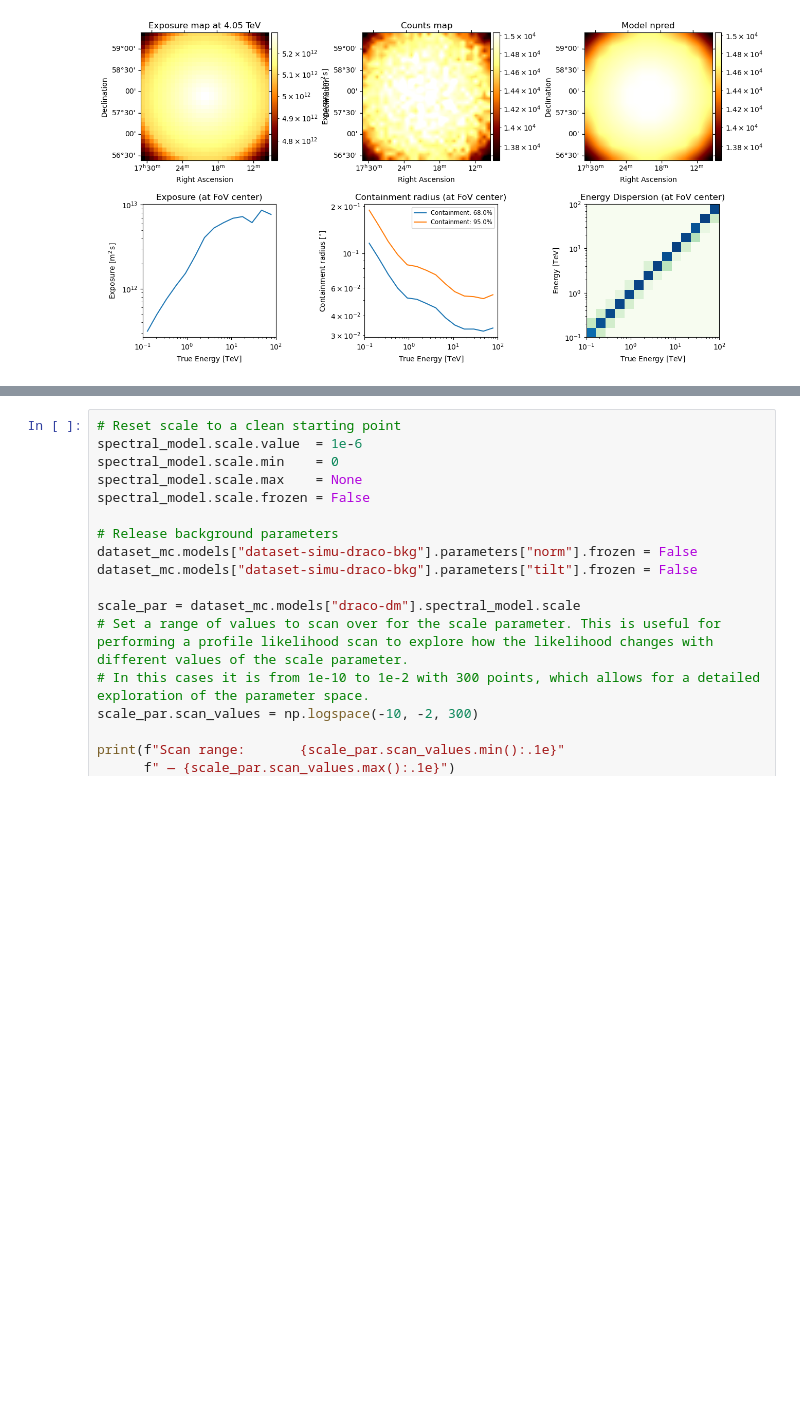
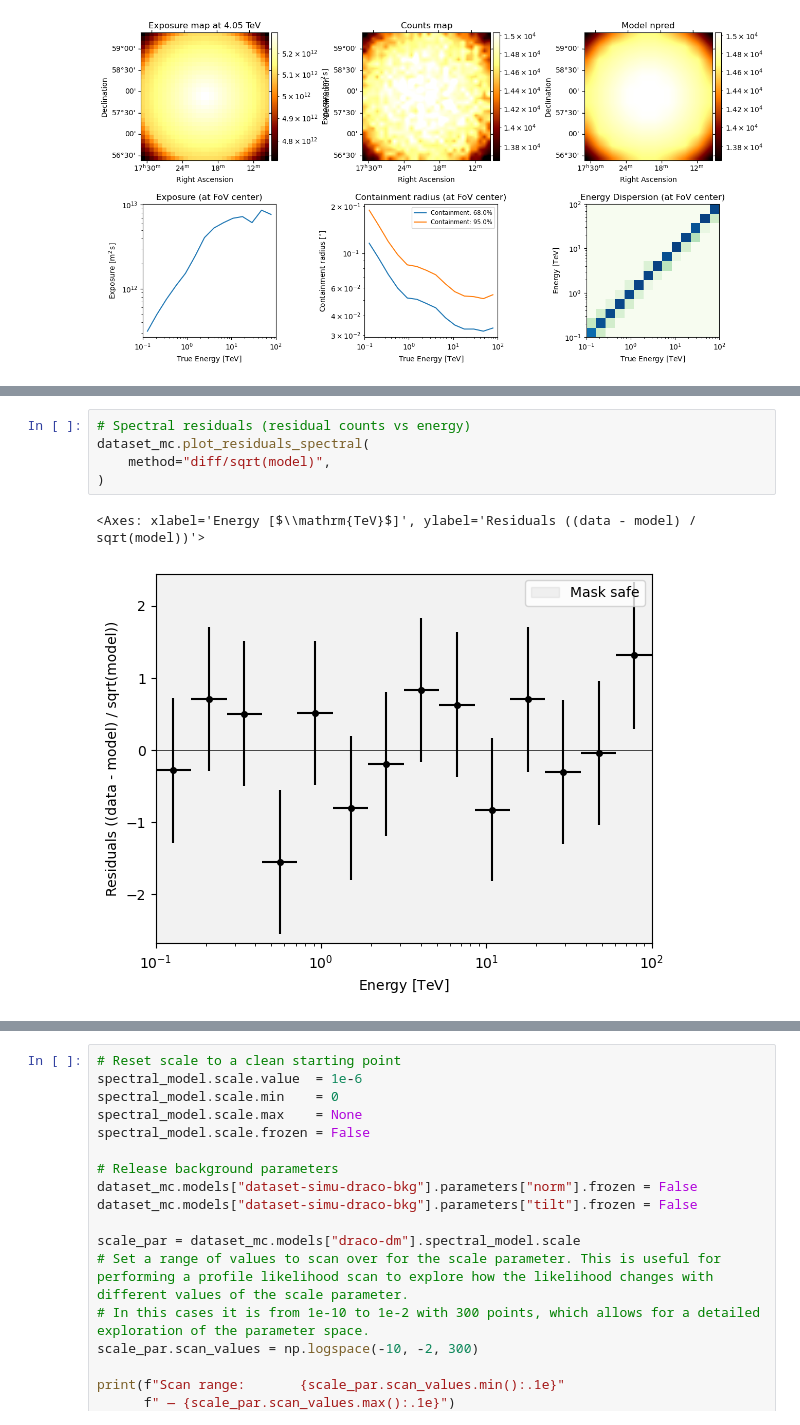
Before and after one commit to alexcervino/Dark-Matter-Tutorials-Gammapy, a Jupyter notebook: tutorial_complete_analysis.ipynb, the cells around one changed output, grey strips where cells are left out. Drawn from its saved outputs; the diff is of its cells as text; blank space fills up the shorter version.

```diff
--- a/tutorial_complete_analysis.ipynb
+++ b/tutorial_complete_analysis.ipynb
@@ -461,3 +478,11 @@ dataset_mc.peek()
+# %%
+# Spectral residuals (residual counts vs energy)
+dataset_mc.plot_residuals_spectral(
+    method="diff/sqrt(model)",
+)
+# %% [output]
+<Axes: xlabel='Energy [$\\mathrm{TeV}$]', ylabel='Residuals ((data - model) / sqrt(model))'>
+[figure, added]
 # %% [markdown]
 ### 3. Obtaining limits
 
```
Also changed, not shown: parts of 21 cells of this notebook, 5 other files.
